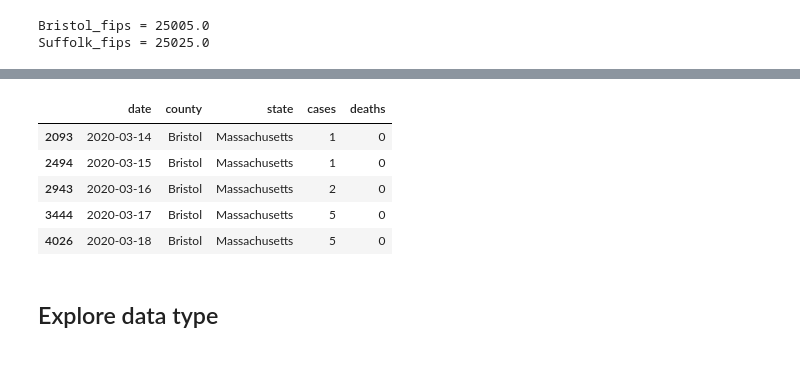
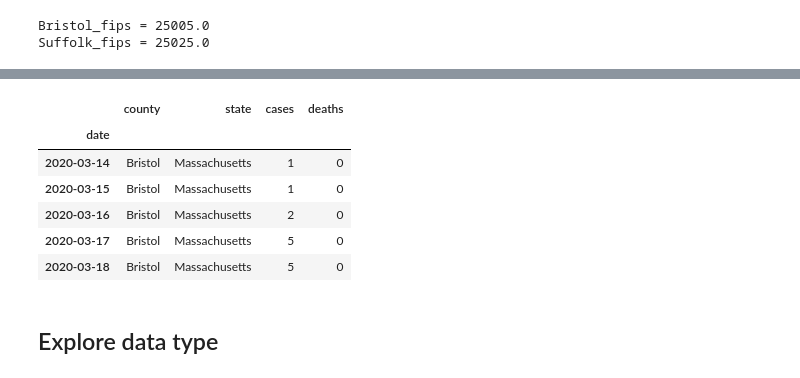
Before and after one commit to ANDOOR/DataVizFall2020_Colab, a Jupyter notebook: Class_Activity_Lec03.ipynb, the cells around one changed output, grey strips where cells are left out. Cells and saved outputs as stored; diff of their text form; code cells hidden in the pictures.

```diff
--- a/Class_Activity_Lec03.ipynb
+++ b/Class_Activity_Lec03.ipynb
@@ -83,23 +83,25 @@ df1
 # %%
 def get_county_stat(df, fips):
   #df1 = df[['date','county','state','cases','deaths']](df['fips']==fips)
 
-  df1 = df[df['fips']==fips][['date','county','state','cases','deaths']]
-  df1.set_index('date')
+  df1 = df[df['fips']==fips][['date','county','state','cases','deaths']].copy()
+  df1.set_index('date', inplace=True)
+  df1.index = pd.to_datetime(df1.index)
   return df1
 
 
 
 
 
 get_county_stat(df,df_bristol).head()
 # %% [output]
-|  | date | county | state | cases | deaths |
-| 2093 | 2020-03-14 | Bristol | Massachusetts | 1 | 0 |
-| 2494 | 2020-03-15 | Bristol | Massachusetts | 1 | 0 |
-| 2943 | 2020-03-16 | Bristol | Massachusetts | 2 | 0 |
-| 3444 | 2020-03-17 | Bristol | Massachusetts | 5 | 0 |
-| 4026 | 2020-03-18 | Bristol | Massachusetts | 5 | 0 |
+|  | county | state | cases | deaths |
+| date |  |  |  |  |
+| 2020-03-14 | Bristol | Massachusetts | 1 | 0 |
+| 2020-03-15 | Bristol | Massachusetts | 1 | 0 |
+| 2020-03-16 | Bristol | Massachusetts | 2 | 0 |
+| 2020-03-17 | Bristol | Massachusetts | 5 | 0 |
+| 2020-03-18 | Bristol | Massachusetts | 5 | 0 |
 # %% [markdown]
 ## Explore data type
 # %%
```
Also changed, not shown: parts of 3 cells of this notebook.
